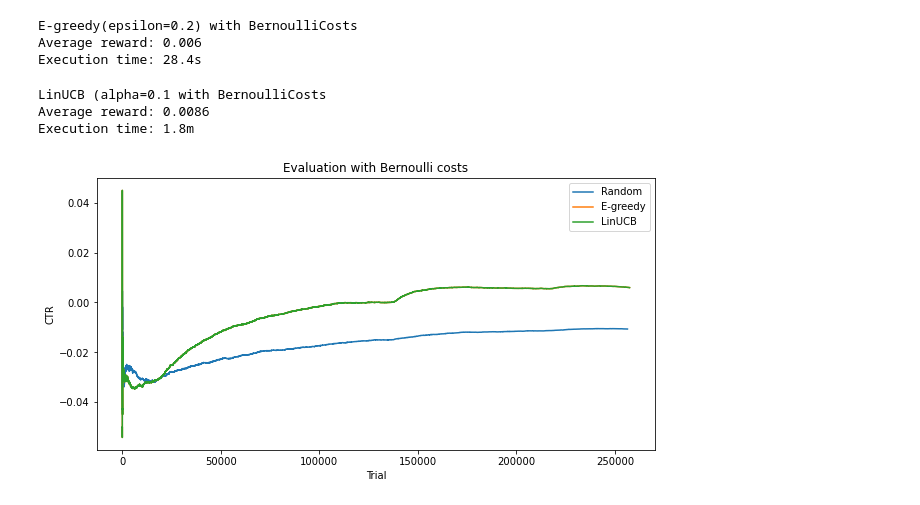
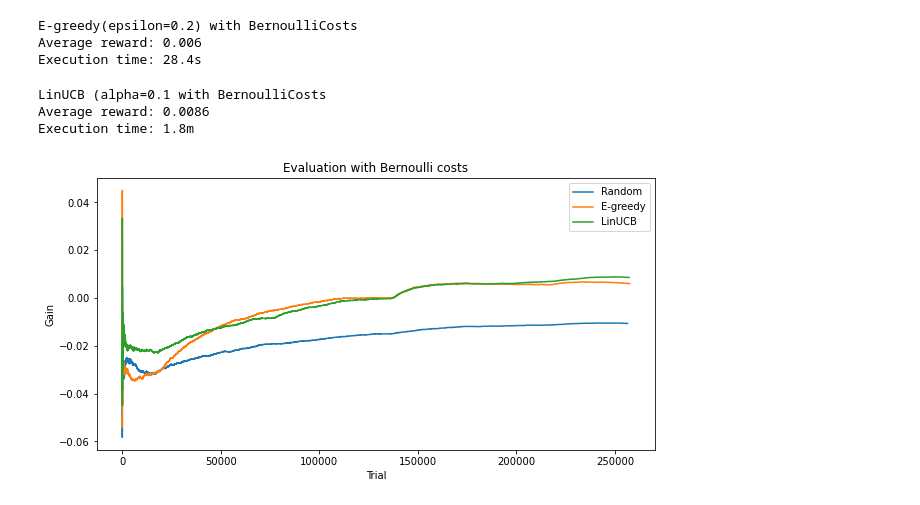
Before and after one commit to saeedghoorchian/NCC-Bandits, a Jupyter notebook: experiments/R6A/algorithm_evaluation.ipynb, the cells around one changed output. Drawn from its saved outputs; the diff is of its cells as text; code cells hidden in the pictures.

```diff
--- a/experiments/algorithm_evaluation.ipynb
+++ b/experiments/R6A/algorithm_evaluation.ipynb
@@ -90,22 +90,22 @@ ctr_egreedy_costs = evaluation.evaluate(egreedy, data, bernoulli_costs, stop_aft
 E-greedy(epsilon=0.2) with BernoulliCosts
 Average reward: 0.006
 Execution time: 28.4s
-# %%
-ctr_linucb_costs = evaluation.evaluate(linucb, data, bernoulli_costs, stop_after=NUM_OF_TRIALS)
-# %% [output]
-LinUCB (alpha=0.1 with BernoulliCosts
-Average reward: 0.0086
-Execution time: 1.8m
+# %%
+ctr_linucb_costs = evaluation.evaluate(linucb, data, bernoulli_costs, stop_after=NUM_OF_TRIALS)
+# %% [output]
+LinUCB (alpha=0.1 with BernoulliCosts
+Average reward: 0.0086
+Execution time: 1.8m
 # %%
 fig, ax = plt.subplots(1,1, figsize=(10, 5));
 
 
-ax.plot(ctr_random_costs[20:], label='Random')
+ax.plot(ctr_random_costs, label='Random')
 ax.plot(ctr_egreedy_costs, label='E-greedy')
-ax.plot(ctr_egreedy_costs, label='LinUCB')
+ax.plot(ctr_linucb_costs, label='LinUCB')
 ax.set_xlabel('Trial')
-ax.set_ylabel('CTR')
+ax.set_ylabel('Gain')
 ax.set_title('Evaluation with Bernoulli costs')
 plt.legend();
 # %% [output]
-[figure, old version]
+[figure, new version]
```
Also changed, not shown: parts of 3 cells of this notebook, 5 other files.
